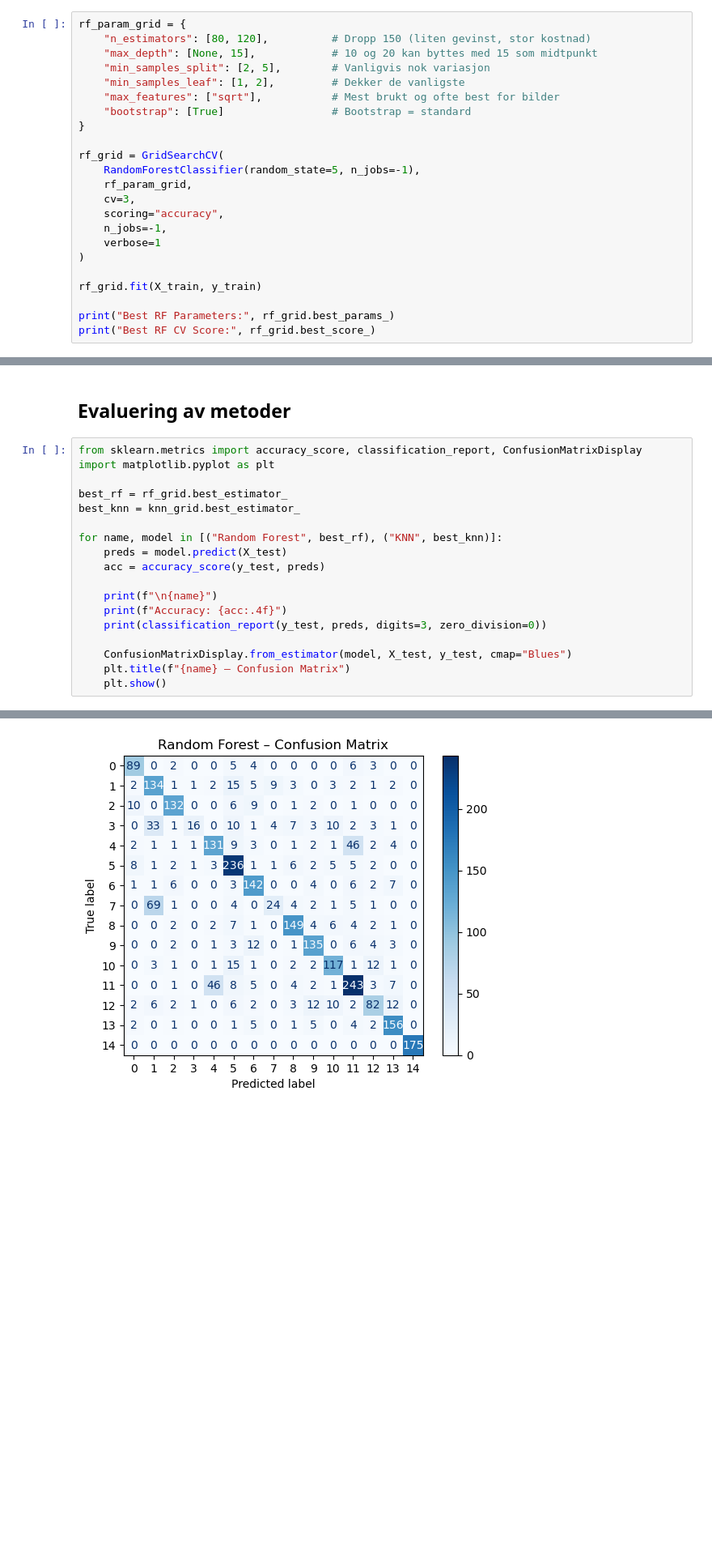
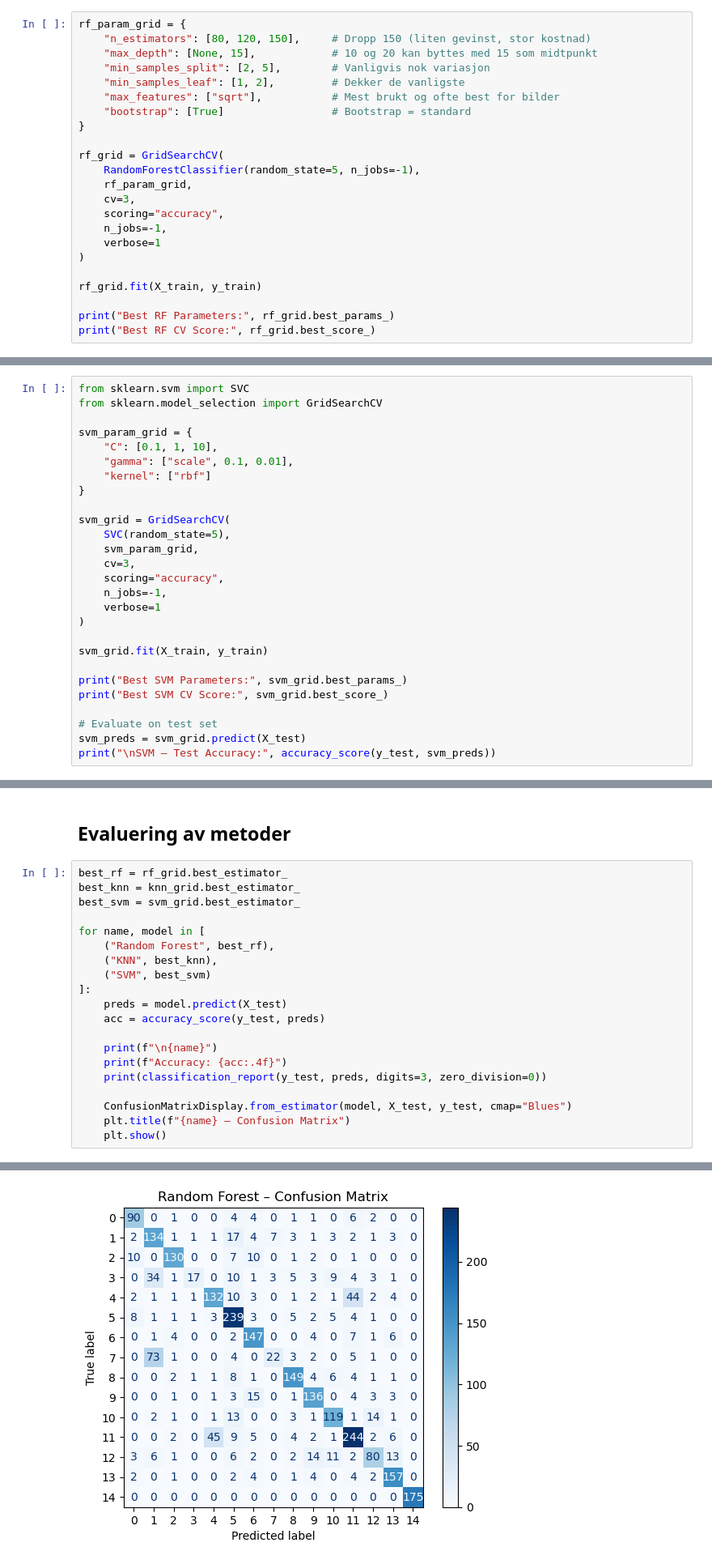
Before and after one commit to MariusReik/Uib_264_Project2, a Jupyter notebook: Task1.ipynb, the cells around one changed output, grey strips where cells are left out. Shown: that part at 81% size. Drawn from its saved outputs; the diff is of its cells as text; blank space fills up the shorter version.

```diff
--- a/Task1.ipynb
+++ b/Task1.ipynb
@@ -62,7 +65,7 @@ Test size: (2614, 400)
 ## Modelvalg og hyperparameter tuning
 # %%
 rf_param_grid = {
-    "n_estimators": [80, 120],          # Dropp 150 (liten gevinst, stor kostnad)
+    "n_estimators": [80, 120, 150],     # Dropp 150 (liten gevinst, stor kostnad)
     "max_depth": [None, 15],            # 10 og 20 kan byttes med 15 som midtpunkt
     "min_samples_split": [2, 5],        # Vanligvis nok variasjon
     "min_samples_leaf": [1, 2],         # Dekker de vanligste
@@ -118,0 +124,27 @@ Best KNN CV Score: 0.7439973183415226
+# %%
+from sklearn.svm import SVC
+from sklearn.model_selection import GridSearchCV
+
+svm_param_grid = {
+    "C": [0.1, 1, 10],
+    "gamma": ["scale", 0.1, 0.01],
+    "kernel": ["rbf"]
+}
+
+svm_grid = GridSearchCV(
+    SVC(random_state=5),
+    svm_param_grid,
+    cv=3,
+    scoring="accuracy",
+    n_jobs=-1,
+    verbose=1
+)
+
+svm_grid.fit(X_train, y_train)
+
+print("Best SVM Parameters:", svm_grid.best_params_)
+print("Best SVM CV Score:", svm_grid.best_score_)
+
+# Evaluate on test set
+svm_preds = svm_grid.predict(X_test)
+print("\nSVM – Test Accuracy:", accuracy_score(y_test, svm_preds))
@@ -119,13 +157,15 @@ Best KNN CV Score: 0.7439973183415226
 # %% [markdown]
 ## Evaluering av metoder
 # %%
-from sklearn.metrics import accuracy_score, classification_report, ConfusionMatrixDisplay
-import matplotlib.pyplot as plt
-
 best_rf = rf_grid.best_estimator_
 best_knn = knn_grid.best_estimator_
+best_svm = svm_grid.best_estimator_
 
-for name, model in [("Random Forest", best_rf), ("KNN", best_knn)]:
+for name, model in [
+    ("Random Forest", best_rf),
+    ("KNN", best_knn),
+    ("SVM", best_svm)
+]:
     preds = model.predict(X_test)
     acc = accuracy_score(y_test, preds)
 
@@ -157,4 +197,4 @@ weighted avg      0.753     0.750     0.738      2614
-[figure, old version]
+[figure, new version]
 KNN
 Accuracy: 0.7571
               precision    recall  f1-score   support
```
Also changed, not shown: parts of 7 cells of this notebook.
